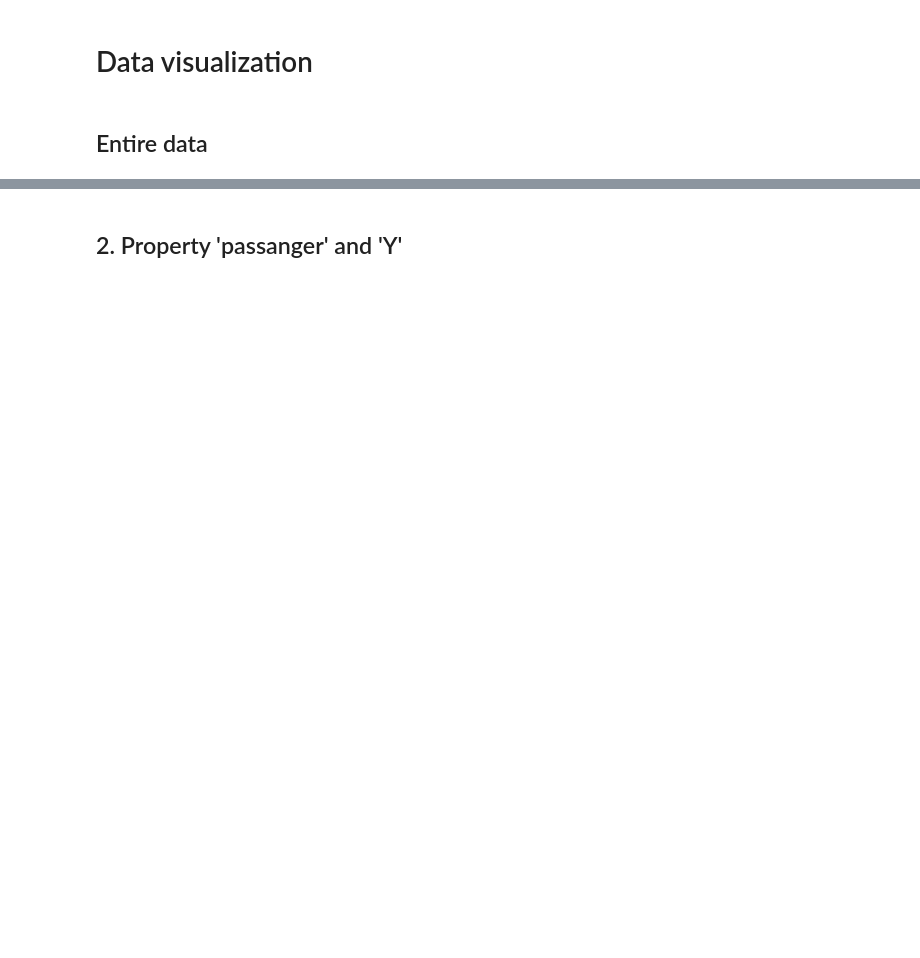
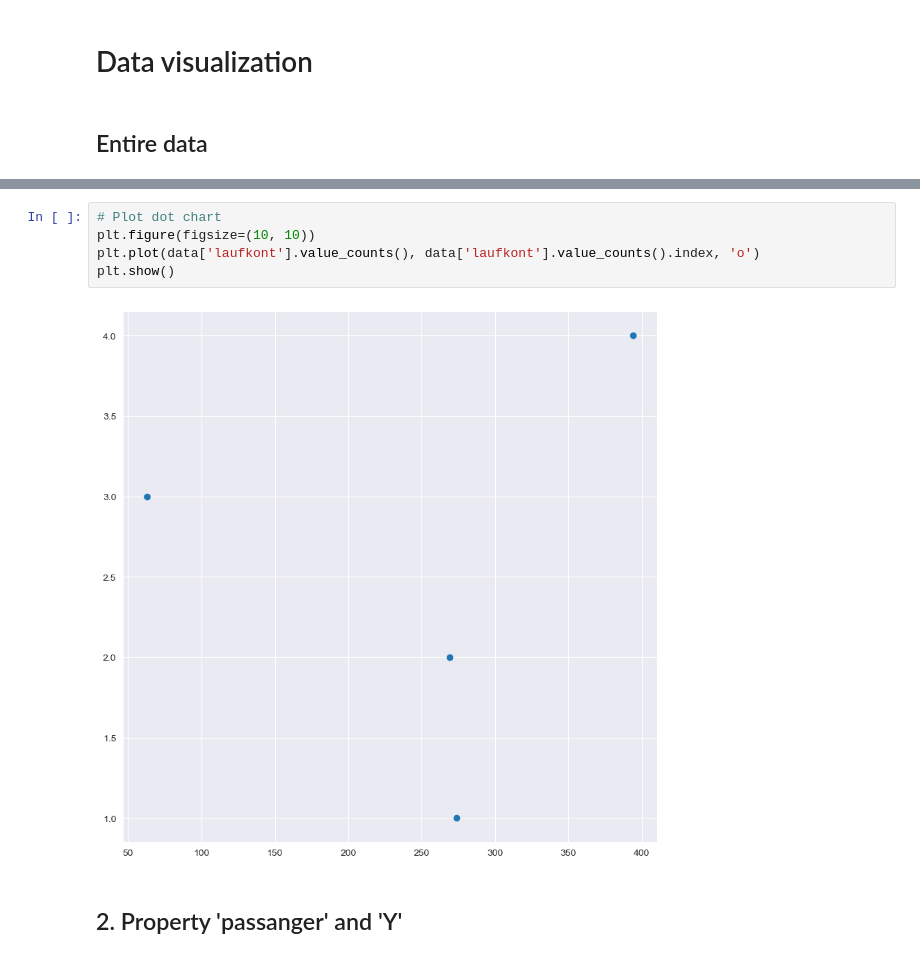
Before and after one commit to TaQuangKhoi/He-thong-thong-tin-thong-minh, a Jupyter notebook: Báo Cáo Cuối Kỳ/Dữ liệu 2/DL2 - Visualization data.ipynb, the cells around one changed output, grey strips where cells are left out. Cells and saved outputs as stored; diff of their text form; blank space fills up the shorter version.

```diff
--- a/Báo Cáo Cuối Kỳ/Dữ liệu 2/DL2 - Visualization data.ipynb
+++ b/Báo Cáo Cuối Kỳ/Dữ liệu 2/DL2 - Visualization data.ipynb
@@ -92,3 +95,10 @@ sns.countplot(x='destination', data=data, hue='Y')
+# %%
+# Plot dot chart
+plt.figure(figsize=(10, 10))
+plt.plot(data['laufkont'].value_counts(), data['laufkont'].value_counts().index, 'o')
+plt.show()
+# %% [output]
+[figure, added]
 # %% [markdown]
 ## 2. Property 'passanger' and 'Y'
 # %%
```
Also changed, not shown: parts of 13 cells of this notebook.
